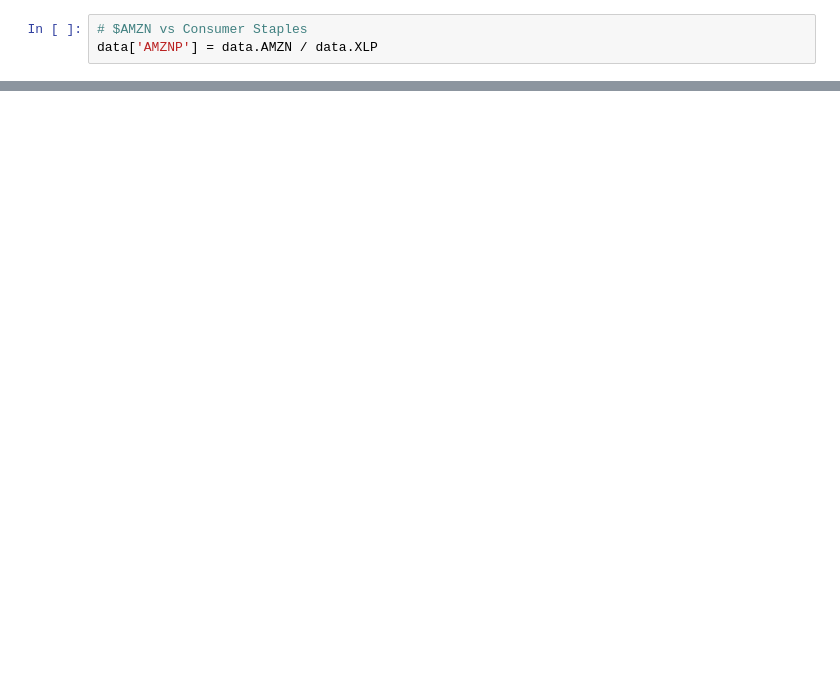
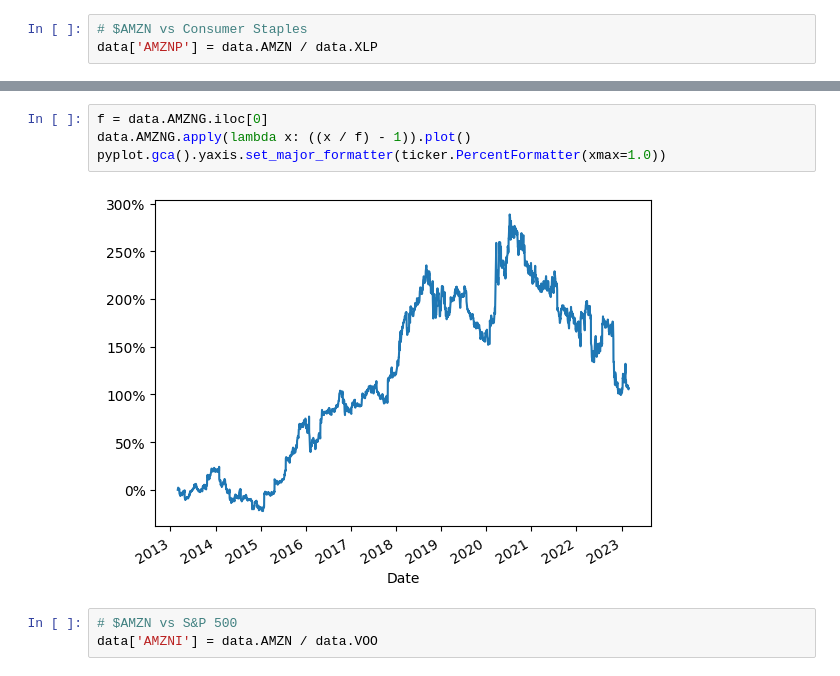
Before and after one commit to seyhmus/pyfinance, a Jupyter notebook: finance.ipynb, the cells around one changed output, grey strips where cells are left out. Saved outputs shown, nothing was run; the diff lists cells and outputs as text; blank space fills up the shorter version.

```diff
--- a/finance.ipynb
+++ b/finance.ipynb
@@ -85,0 +113,9 @@ data.AMZNP.plot()
+# %%
+f = data.AMZNG.iloc[0]
+data.AMZNG.apply(lambda x: ((x / f) - 1)).plot()
+pyplot.gca().yaxis.set_major_formatter(ticker.PercentFormatter(xmax=1.0))
+# %% [output]
+[figure, added]
+# %%
+# $AMZN vs S&P 500
+data['AMZNI'] = data.AMZN / data.VOO
```
Also changed, not shown: parts of 22 cells of this notebook.
